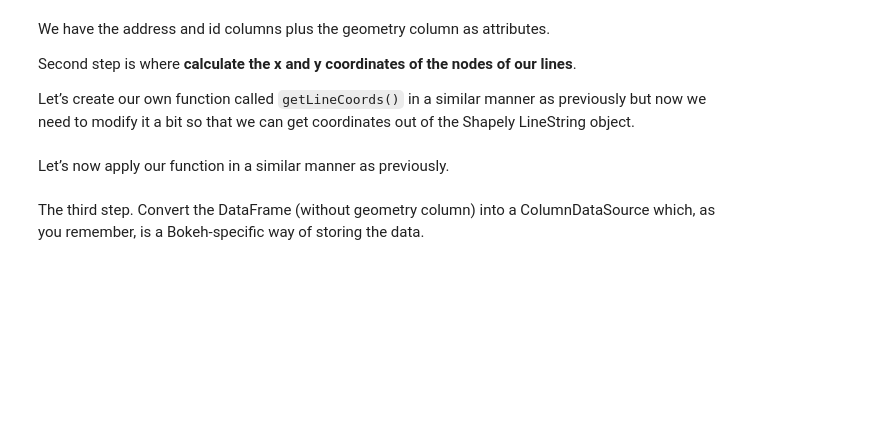
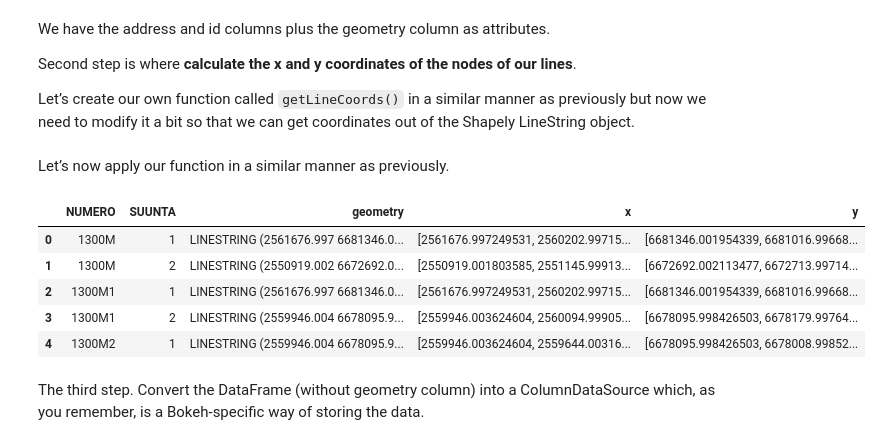
Before and after one commit to kngai/gis-training, a Jupyter notebook: 6_visualizations/01_interactive_maps.ipynb, the cells around one changed output. Cells and saved outputs as stored; diff of their text form; code cells hidden in the pictures; blank space fills up the shorter version.

```diff
--- a/6_visualizations/01_interactive_maps.ipynb
+++ b/6_visualizations/01_interactive_maps.ipynb
@@ -242,19 +247,31 @@ Second step is where **calculate the x and y coordinates of the nodes of our lin
 
 Let’s create our own function called `getLineCoords()` in a similar manner as previously but now we need to modify it a bit so that we can get coordinates out of the Shapely LineString object.
 # %%
-def getLineCoords(None):
+def getLineCoords(row, geom, coord_type):
     """Returns a list of coordinates ('x' or 'y') of a LineString geometry"""
+
+    if coord_type == 'x':
+        return list(row[geom].coords.xy[0])
+    elif coord_type == 'y':
+        return list(row[geom].coords.xy[1])
 # %% [markdown]
 Let’s now apply our function in a similar manner as previously.
 # %%
 # Calculate x coordinates of the line
-metro['x'] = None
+metro['x'] = metro.apply(getLineCoords, geom='geometry', coord_type='x', axis=1)
 
 # Calculate y coordinates of the line
-metro['y'] = None
+metro['y'] = metro.apply(getLineCoords, geom='geometry', coord_type='y', axis=1)
 
 # Let's see what we have now
 metro.head()
+# %% [output]
+|  | NUMERO | SUUNTA | geometry | x | y |
+| 0 | 1300M | 1 | LINESTRING (2561676.997 6681346.0... | [2561676.997249531, 2560202.99715... | [6681346.001954339, 6681016.99668... |
+| 1 | 1300M | 2 | LINESTRING (2550919.002 6672692.0... | [2550919.001803585, 2551145.99913... | [6672692.002113477, 6672713.99714... |
+| 2 | 1300M1 | 1 | LINESTRING (2561676.997 6681346.0... | [2561676.997249531, 2560202.99715... | [6681346.001954339, 6681016.99668... |
+| 3 | 1300M1 | 2 | LINESTRING (2559946.004 6678095.9... | [2559946.003624604, 2560094.99905... | [6678095.998426503, 6678179.99764... |
+| 4 | 1300M2 | 1 | LINESTRING (2559946.004 6678095.9... | [2559946.003624604, 2559644.00316... | [6678095.998426503, 6678008.99852... |
 # %% [markdown]
 The third step. Convert the DataFrame (without geometry column) into a ColumnDataSource which, as you remember, is a Bokeh-specific way of storing the data.
 # %%
```
Also changed, not shown: parts of 17 cells of this notebook, 2 other files.
